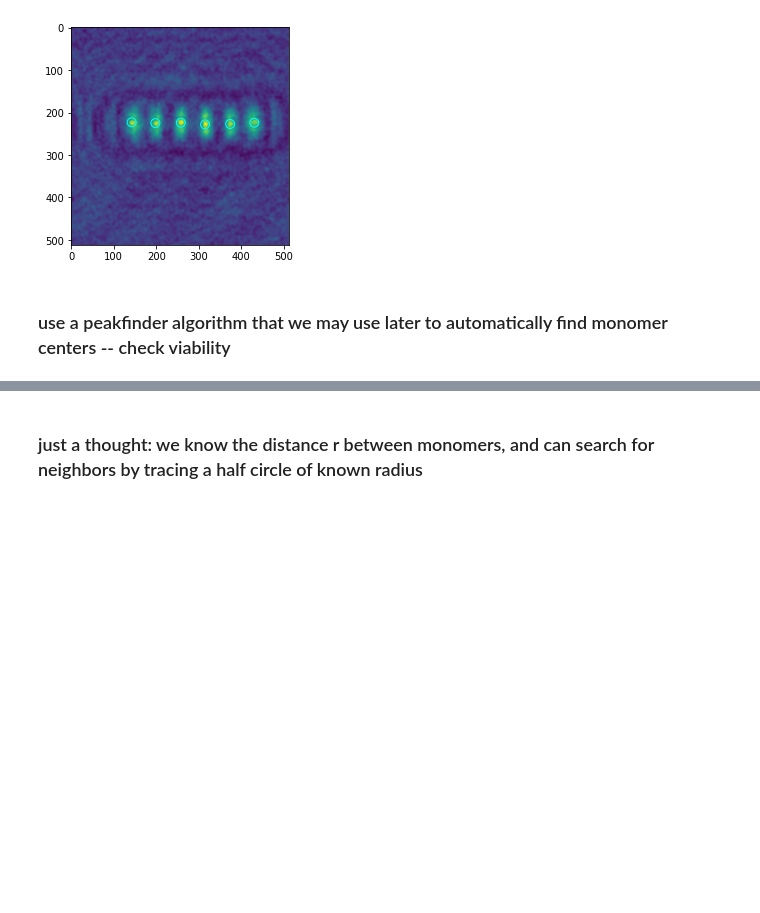
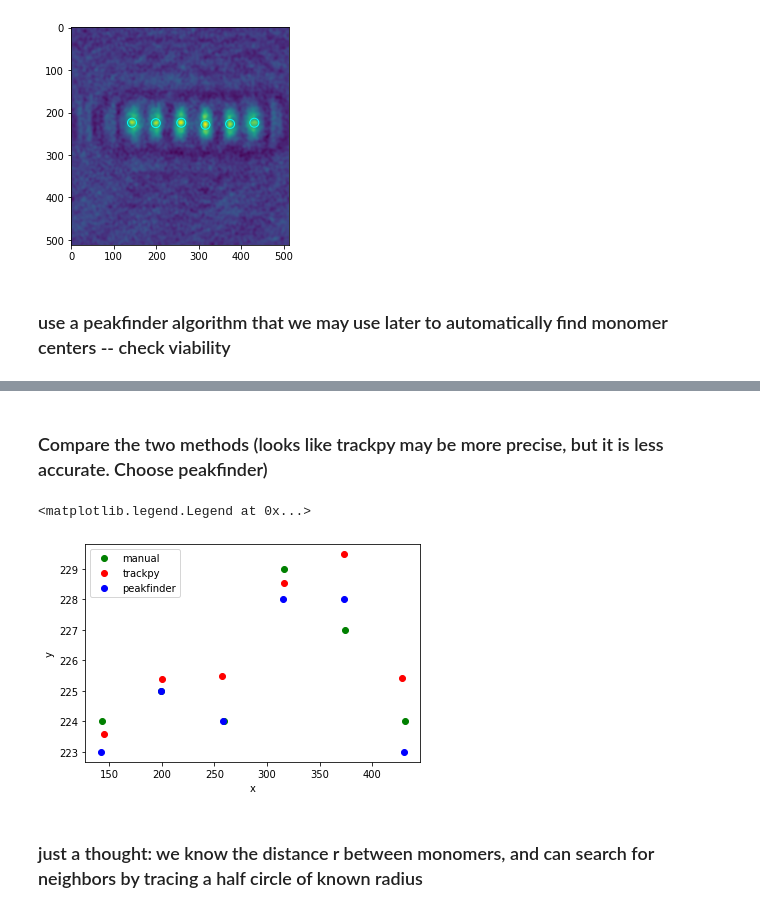
Before and after one commit to jabacousnac/Particle-Tracking, a Jupyter notebook: rs_automated.ipynb, the cells around one changed output, grey strips where cells are left out. Drawn from its saved outputs; the diff is of its cells as text; code cells hidden in the pictures; blank space fills up the shorter version.

```diff
--- a/rs_automated.ipynb
+++ b/rs_automated.ipynb
@@ -103,11 +132,13 @@ plt.show()
 ### use a peakfinder algorithm that we may use later to automatically find monomer centers -- check viability
 # %%
 # Initialize
-fp = findpeaks(method='topology', scale=True, denoise='fastnl', window=5, togray=True, limit = 50.)
+fp = findpeaks(method='topology', scale=True, denoise='fastnl', window=2, togray=True, limit = 60.)
 # Fit
 results = fp.fit(bz[:,:,z_guess])
 fp.plot()
-print(results['persistence'].x, results['persistence'].y)
+x_fit = results['persistence'].x
+y_fit = results['persistence'].y
+print(x_fit, y_fit)
 # %% [output]
 [findpeaks] >Finding peaks in 2d-array using topology method..
 [findpeaks] >Scaling image between [0-255] and to uint8
@@ -134,3 +187,16 @@ Name: y, dtype: object
+# %% [markdown]
+### Compare the two methods (looks like trackpy may be more precise, but it is less accurate. Choose peakfinder)
+# %%
+fig,ax = plt.subplots()
+ax.plot(xlist, ylist, 'go', label = 'manual')
+ax.plot(f.x, f.y, 'ro', label = 'trackpy')
+ax.plot(x_fit, y_fit, 'bo', label = 'peakfinder')
+ax.set_xlabel('x')
+ax.set_ylabel('y')
+ax.legend()
+# %% [output]
+<matplotlib.legend.Legend at 0x...>
+[figure, added]
 # %% [markdown]
 ### just a thought: we know the distance r between monomers, and can search for neighbors by tracing a half circle of known radius
 # %%
```
Also changed, not shown: parts of 23 cells of this notebook.
